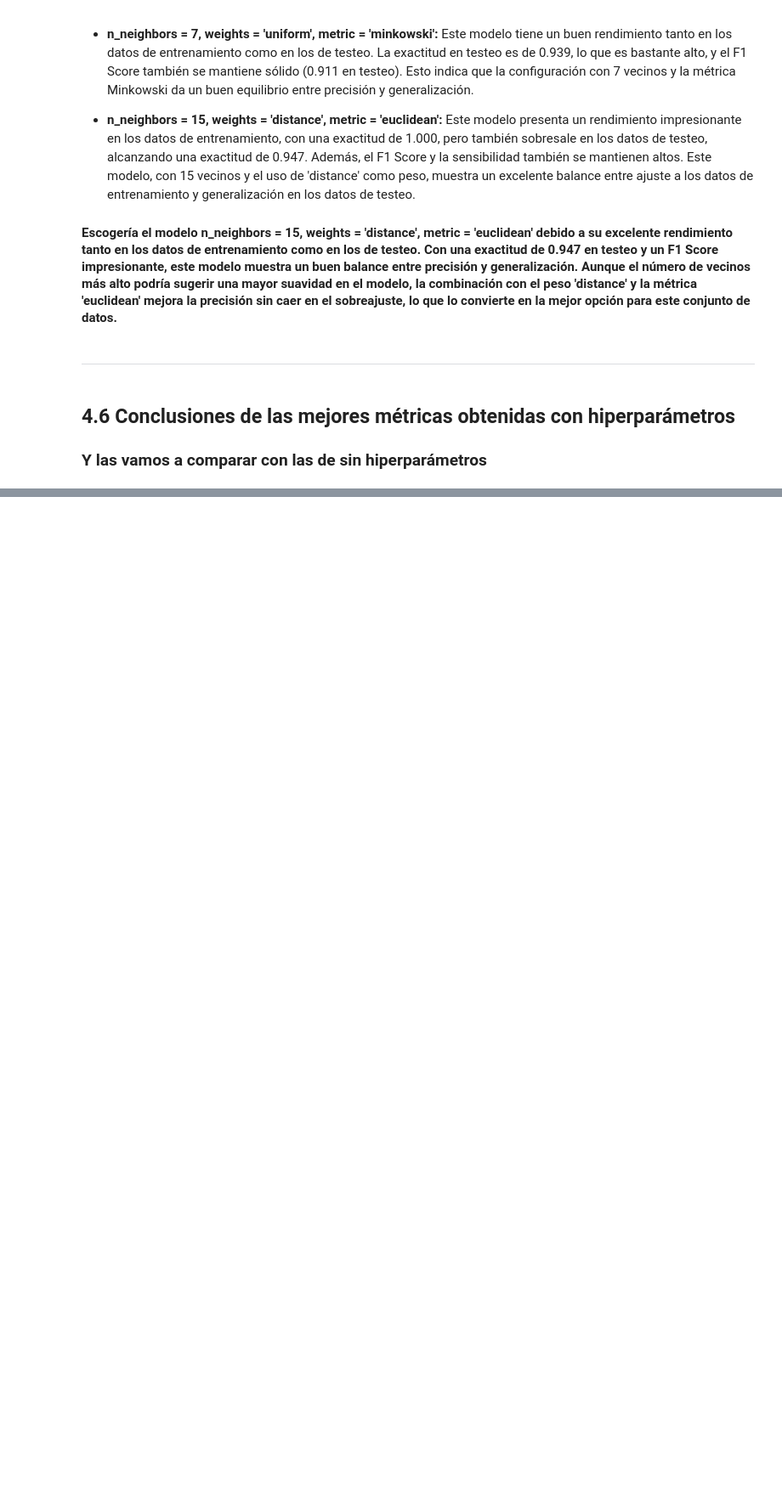
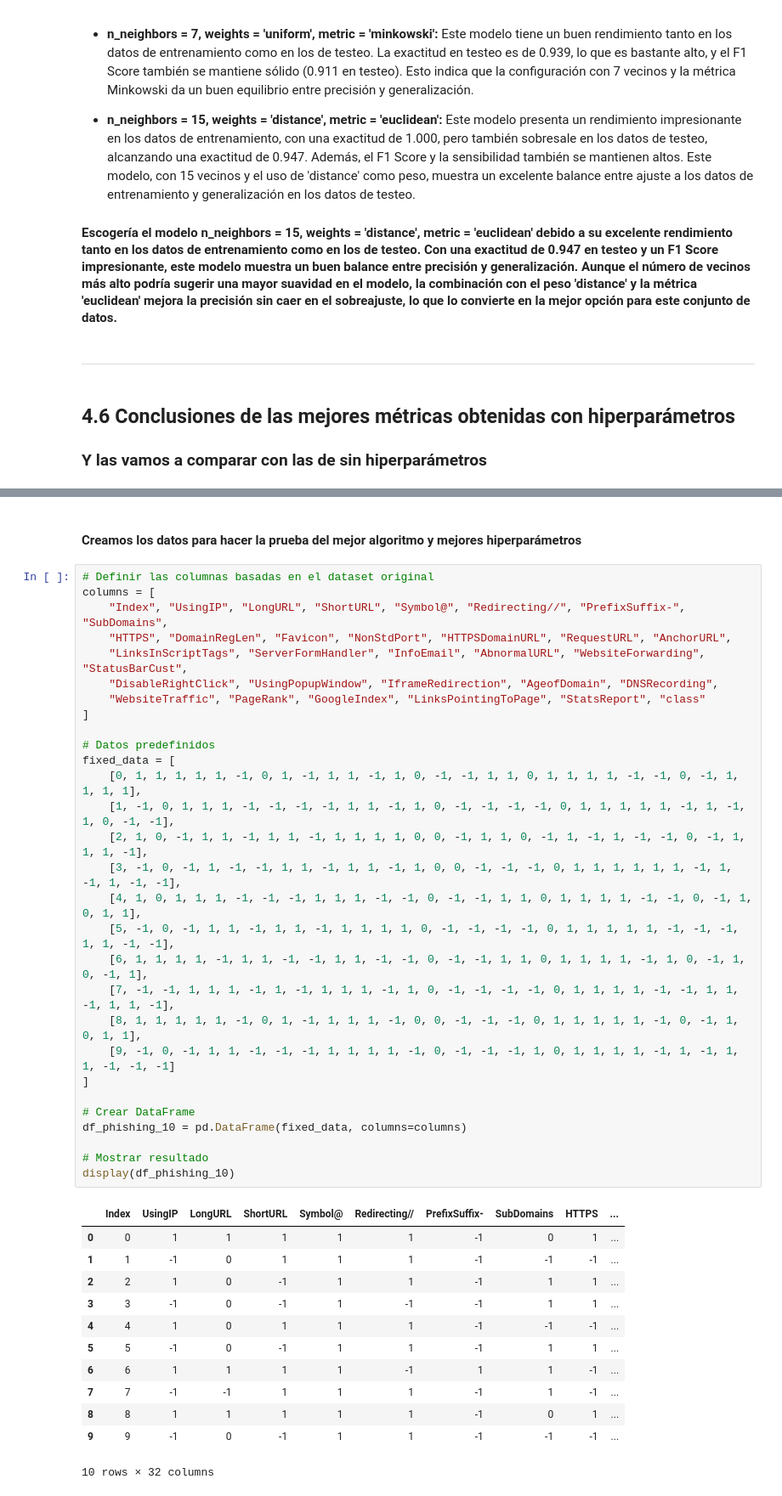
Before and after one commit to JDomingoDelgadoAlonso/210MIA, a Jupyter notebook: 2-10-algoritmos-de-clasificacion.ipynb, the cells around one changed output, grey strips where cells are left out. Shown at 85% size. Saved outputs shown, nothing was run; the diff lists cells and outputs as text; blank space fills up the shorter version.

```diff
--- a/2-10-algoritmos-de-clasificacion.ipynb
+++ b/2-10-algoritmos-de-clasificacion.ipynb
@@ -3344,0 +3571,44 @@ KNN : Precision-Recall AUC en los datos de testeo: 0.991
+# %% [markdown]
+#### Creamos los datos para hacer la prueba del mejor algoritmo y mejores hiperparámetros
+# %%
+# Definir las columnas basadas en el dataset original
+columns = [
+    "Index", "UsingIP", "LongURL", "ShortURL", "Symbol@", "Redirecting//", "PrefixSuffix-", "SubDomains",
+    "HTTPS", "DomainRegLen", "Favicon", "NonStdPort", "HTTPSDomainURL", "RequestURL", "AnchorURL",
+    "LinksInScriptTags", "ServerFormHandler", "InfoEmail", "AbnormalURL", "WebsiteForwarding", "StatusBarCust",
+    "DisableRightClick", "UsingPopupWindow", "IframeRedirection", "AgeofDomain", "DNSRecording",
+    "WebsiteTraffic", "PageRank", "GoogleIndex", "LinksPointingToPage", "StatsReport", "class"
+]
+
+# Datos predefinidos
+fixed_data = [
+    [0, 1, 1, 1, 1, 1, -1, 0, 1, -1, 1, 1, -1, 1, 0, -1, -1, 1, 1, 0, 1, 1, 1, 1, -1, -1, 0, -1, 1, 1, 1, 1],
+    [1, -1, 0, 1, 1, 1, -1, -1, -1, -1, 1, 1, -1, 1, 0, -1, -1, -1, -1, 0, 1, 1, 1, 1, 1, -1, 1, -1, 1, 0, -1, -1],
+    [2, 1, 0, -1, 1, 1, -1, 1, 1, -1, 1, 1, 1, 1, 0, 0, -1, 1, 1, 0, -1, 1, -1, 1, -1, -1, 0, -1, 1, 1, 1, -1],
+    [3, -1, 0, -1, 1, -1, -1, 1, 1, -1, 1, 1, -1, 1, 0, 0, -1, -1, -1, 0, 1, 1, 1, 1, 1, 1, -1, 1, -1, 1, -1, -1],
+    [4, 1, 0, 1, 1, 1, -1, -1, -1, 1, 1, 1, -1, -1, 0, -1, -1, 1, 1, 0, 1, 1, 1, 1, -1, -1, 0, -1, 1, 0, 1, 1],
+    [5, -1, 0, -1, 1, 1, -1, 1, 1, -1, 1, 1, 1, 1, 0, -1, -1, -1, -1, 0, 1, 1, 1, 1, 1, -1, -1, -1, 1, 1, -1, -1],
+    [6, 1, 1, 1, 1, -1, 1, 1, -1, -1, 1, 1, -1, -1, 0, -1, -1, 1, 1, 0, 1, 1, 1, 1, -1, 1, 0, -1, 1, 0, -1, 1],
+    [7, -1, -1, 1, 1, 1, -1, 1, -1, 1, 1, 1, -1, 1, 0, -1, -1, -1, -1, 0, 1, 1, 1, 1, -1, -1, 1, 1, -1, 1, 1, -1],
+    [8, 1, 1, 1, 1, 1, -1, 0, 1, -1, 1, 1, 1, -1, 0, 0, -1, -1, -1, 0, 1, 1, 1, 1, 1, -1, 0, -1, 1, 0, 1, 1],
+    [9, -1, 0, -1, 1, 1, -1, -1, -1, 1, 1, 1, 1, -1, 0, -1, -1, -1, 1, 0, 1, 1, 1, 1, -1, 1, -1, 1, 1, -1, -1, -1]
+]
+
+# Crear DataFrame
+df_phishing_10 = pd.DataFrame(fixed_data, columns=columns)
+
+# Mostrar resultado
+display(df_phishing_10)
+# %% [output]
+|  | Index | UsingIP | LongURL | ShortURL | Symbol@ | Redirecting// | PrefixSuffix- | SubDomains | HTTPS | ... |
+| 0 | 0 | 1 | 1 | 1 | 1 | 1 | -1 | 0 | 1 | ... |
+| 1 | 1 | -1 | 0 | 1 | 1 | 1 | -1 | -1 | -1 | ... |
+| 2 | 2 | 1 | 0 | -1 | 1 | 1 | -1 | 1 | 1 | ... |
+| 3 | 3 | -1 | 0 | -1 | 1 | -1 | -1 | 1 | 1 | ... |
+| 4 | 4 | 1 | 0 | 1 | 1 | 1 | -1 | -1 | -1 | ... |
+| 5 | 5 | -1 | 0 | -1 | 1 | 1 | -1 | 1 | 1 | ... |
+| 6 | 6 | 1 | 1 | 1 | 1 | -1 | 1 | 1 | -1 | ... |
+| 7 | 7 | -1 | -1 | 1 | 1 | 1 | -1 | 1 | -1 | ... |
+| 8 | 8 | 1 | 1 | 1 | 1 | 1 | -1 | 0 | 1 | ... |
+| 9 | 9 | -1 | 0 | -1 | 1 | 1 | -1 | -1 | -1 | ... |
+10 rows × 32 columns
```
Also changed, not shown: parts of 63 cells of this notebook.
